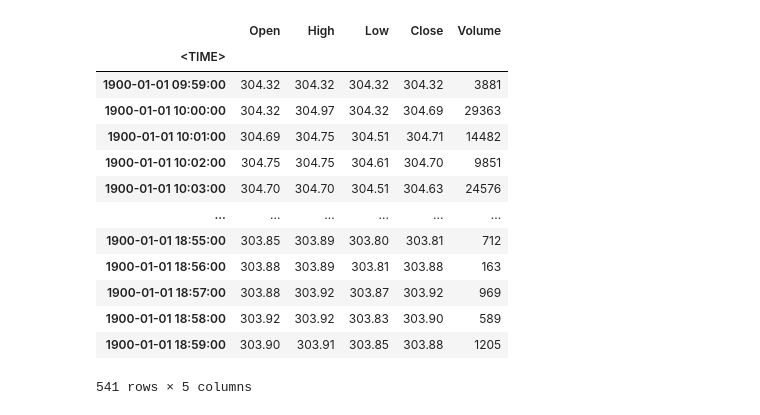
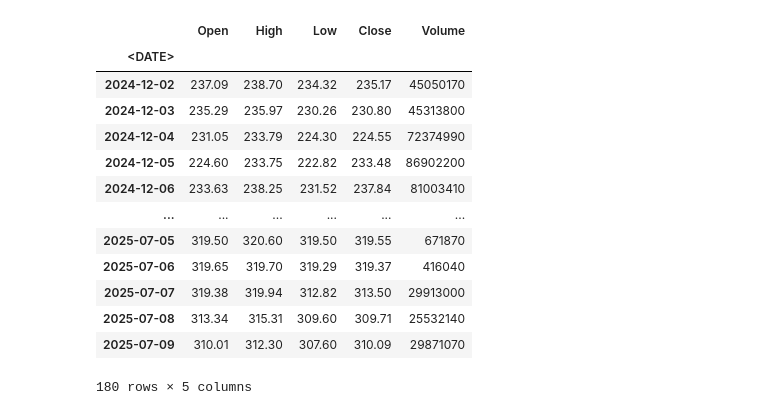
Before and after one commit to ladnodanil/ml1, a Jupyter notebook: mad_laba5.ipynb, the cells around one changed output. Cells and saved outputs as stored; diff of their text form; code cells hidden in the pictures.

```diff
--- a/mad_laba5.ipynb
+++ b/mad_laba5.ipynb
@@ -4,7 +4,7 @@ import seaborn as sns
 import matplotlib.pyplot as plt
 import numpy as np
 
-data = pd.read_csv('datasets\SBER_251129_251130 (1).csv', delimiter=';')
-data = data
+data = pd.read_csv('datasets\sber (1).csv', delimiter=';')
+data = data[:180]
 data
 # %% [output]
@@ -24,2 +23,0 @@ data
-# %%
-data.drop(columns=['<TICKER>', '<PER>', '<DATE>'], inplace=True)
@@ -26,24 +54,25 @@ data.drop(columns=['<TICKER>', '<PER>', '<DATE>'], inplace=True)
 # %%
-data['<TIME>'] = pd.to_datetime(data['<TIME>'], format='%H%M%S')
-data.set_index('<TIME>', inplace=True)
+data['<DATE>'] = data['<DATE>'].astype(str).str.zfill(6)
+data['<DATE>'] = pd.to_datetime(data['<DATE>'], format='%d%m%y')
+data.set_index('<DATE>', inplace=True)
 data.rename(columns={'<OPEN>': 'Open'}, inplace=True)
 data.rename(columns={'<HIGH>': 'High'}, inplace=True)
 data.rename(columns={'<LOW>': 'Low'}, inplace=True)
 data.rename(columns={'<CLOSE>': 'Close'}, inplace=True)
 data.rename(columns={'<VOL>': 'Volume'}, inplace=True)
 data
 # %% [output]
 |  | Open | High | Low | Close | Volume |
-| <TIME> |  |  |  |  |  |
-| 1900-01-01 09:59:00 | 304.32 | 304.32 | 304.32 | 304.32 | 3881 |
-| 1900-01-01 10:00:00 | 304.32 | 304.97 | 304.32 | 304.69 | 29363 |
-| 1900-01-01 10:01:00 | 304.69 | 304.75 | 304.51 | 304.71 | 14482 |
-| 1900-01-01 10:02:00 | 304.75 | 304.75 | 304.61 | 304.70 | 9851 |
-| 1900-01-01 10:03:00 | 304.70 | 304.70 | 304.51 | 304.63 | 24576 |
+| <DATE> |  |  |  |  |  |
+| 2024-12-02 | 237.09 | 238.70 | 234.32 | 235.17 | 45050170 |
+| 2024-12-03 | 235.29 | 235.97 | 230.26 | 230.80 | 45313800 |
+| 2024-12-04 | 231.05 | 233.79 | 224.30 | 224.55 | 72374990 |
+| 2024-12-05 | 224.60 | 233.75 | 222.82 | 233.48 | 86902200 |
+| 2024-12-06 | 233.63 | 238.25 | 231.52 | 237.84 | 81003410 |
 | ... | ... | ... | ... | ... | ... |
-| 1900-01-01 18:55:00 | 303.85 | 303.89 | 303.80 | 303.81 | 712 |
-| 1900-01-01 18:56:00 | 303.88 | 303.89 | 303.81 | 303.88 | 163 |
-| 1900-01-01 18:57:00 | 303.88 | 303.92 | 303.87 | 303.92 | 969 |
-| 1900-01-01 18:58:00 | 303.92 | 303.92 | 303.83 | 303.90 | 589 |
-| 1900-01-01 18:59:00 | 303.90 | 303.91 | 303.85 | 303.88 | 1205 |
+| 2025-07-05 | 319.50 | 320.60 | 319.50 | 319.55 | 671870 |
+| 2025-07-06 | 319.65 | 319.70 | 319.29 | 319.37 | 416040 |
+| 2025-07-07 | 319.38 | 319.94 | 312.82 | 313.50 | 29913000 |
+| 2025-07-08 | 313.34 | 315.31 | 309.60 | 309.71 | 25532140 |
+| 2025-07-09 | 310.01 | 312.30 | 307.60 | 310.09 | 29871070 |
-541 rows × 5 columns
+180 rows × 5 columns
```
Also changed, not shown: parts of 11 cells of this notebook.
